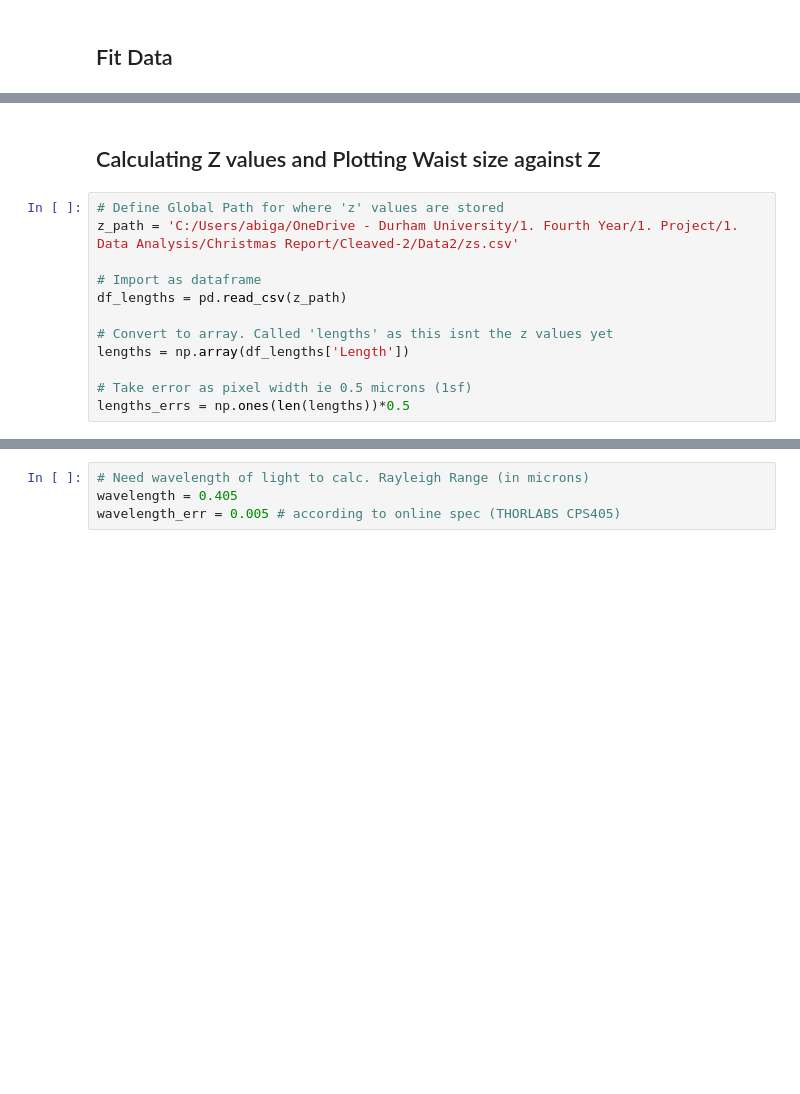
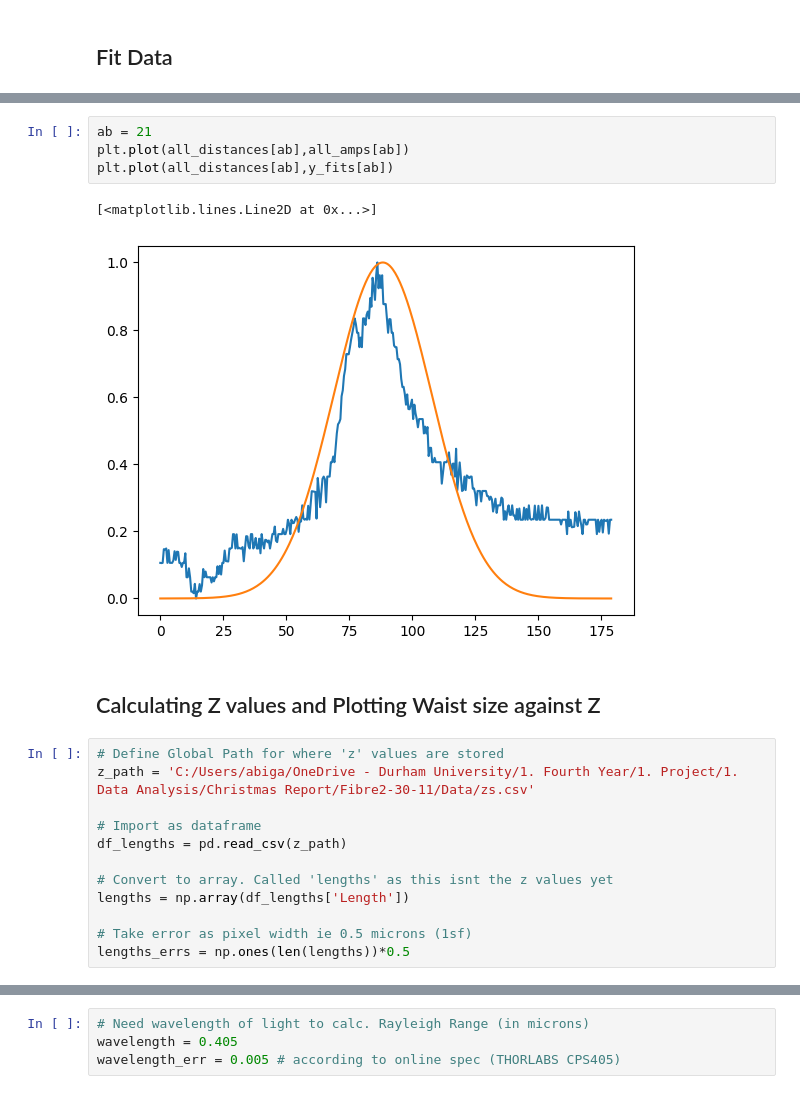
Before and after one commit to akay8/Level4Project, a Jupyter notebook: Fibre_2_30_11.ipynb, the cells around one changed output, grey strips where cells are left out. Saved outputs shown, nothing was run; the diff lists cells and outputs as text; blank space fills up the shorter version.

```diff
--- a/Fibre_2_30_11.ipynb
+++ b/Fibre_2_30_11.ipynb
@@ -129,8 +131,15 @@ Text(0.5, 1.0, 'Waist Size Trend - Errorbars too small to see')
+# %%
+ab = 21
+plt.plot(all_distances[ab],all_amps[ab])
+plt.plot(all_distances[ab],y_fits[ab])
+# %% [output]
+[<matplotlib.lines.Line2D at 0x...>]
+[figure, added]
 # %% [markdown]
 ## Calculating Z values and Plotting Waist size against Z
 # %%
 # Define Global Path for where 'z' values are stored
-z_path = 'C:/Users/abiga/OneDrive - Durham University/1. Fourth Year/1. Project/1. Data Analysis/Christmas Report/Cleaved-2/Data2/zs.csv'
+z_path = 'C:/Users/abiga/OneDrive - Durham University/1. Fourth Year/1. Project/1. Data Analysis/Christmas Report/Fibre2-30-11/Data/zs.csv'
 
 # Import as dataframe
 df_lengths = pd.read_csv(z_path)
```
Also changed, not shown: parts of 4 cells of this notebook.
